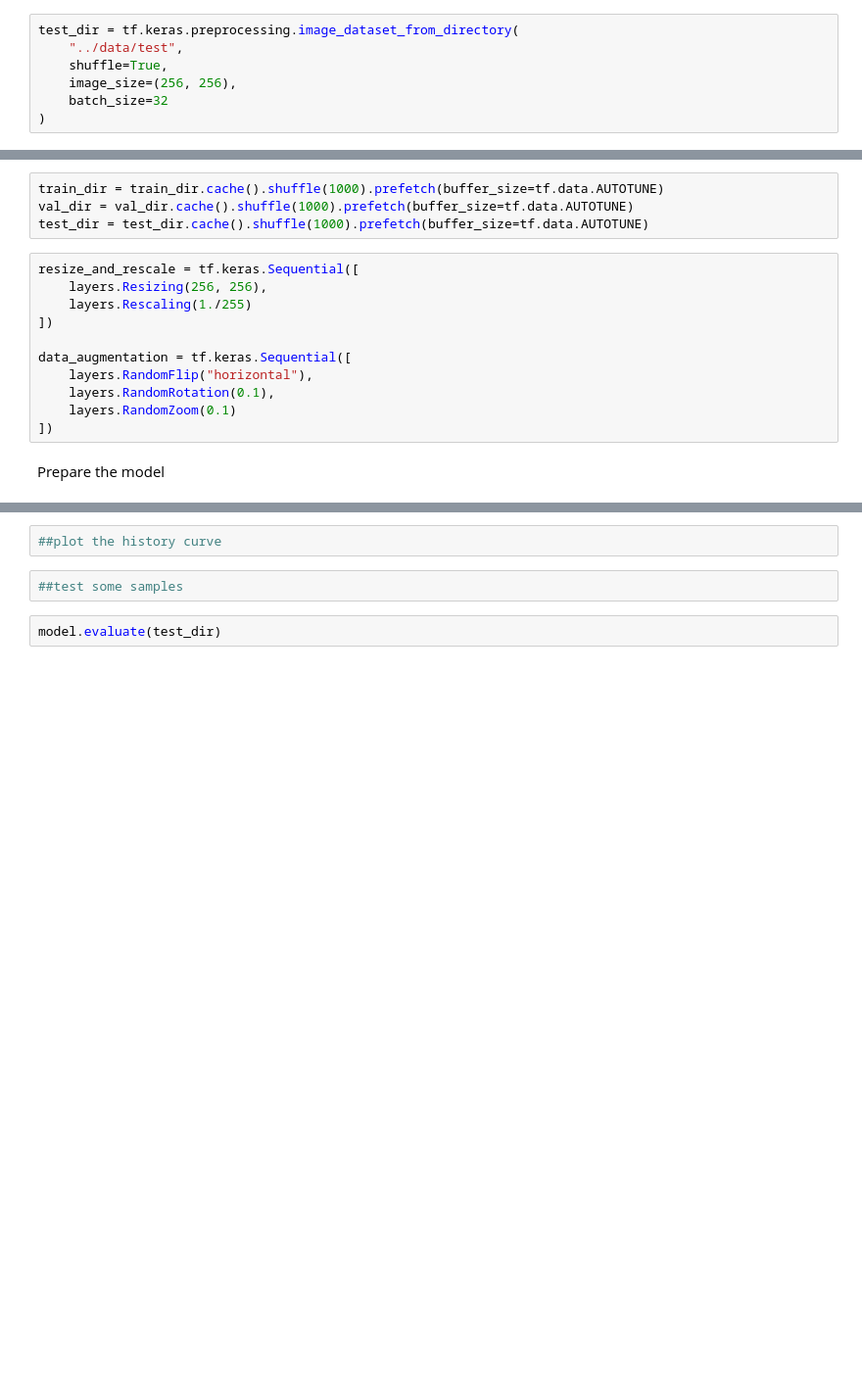
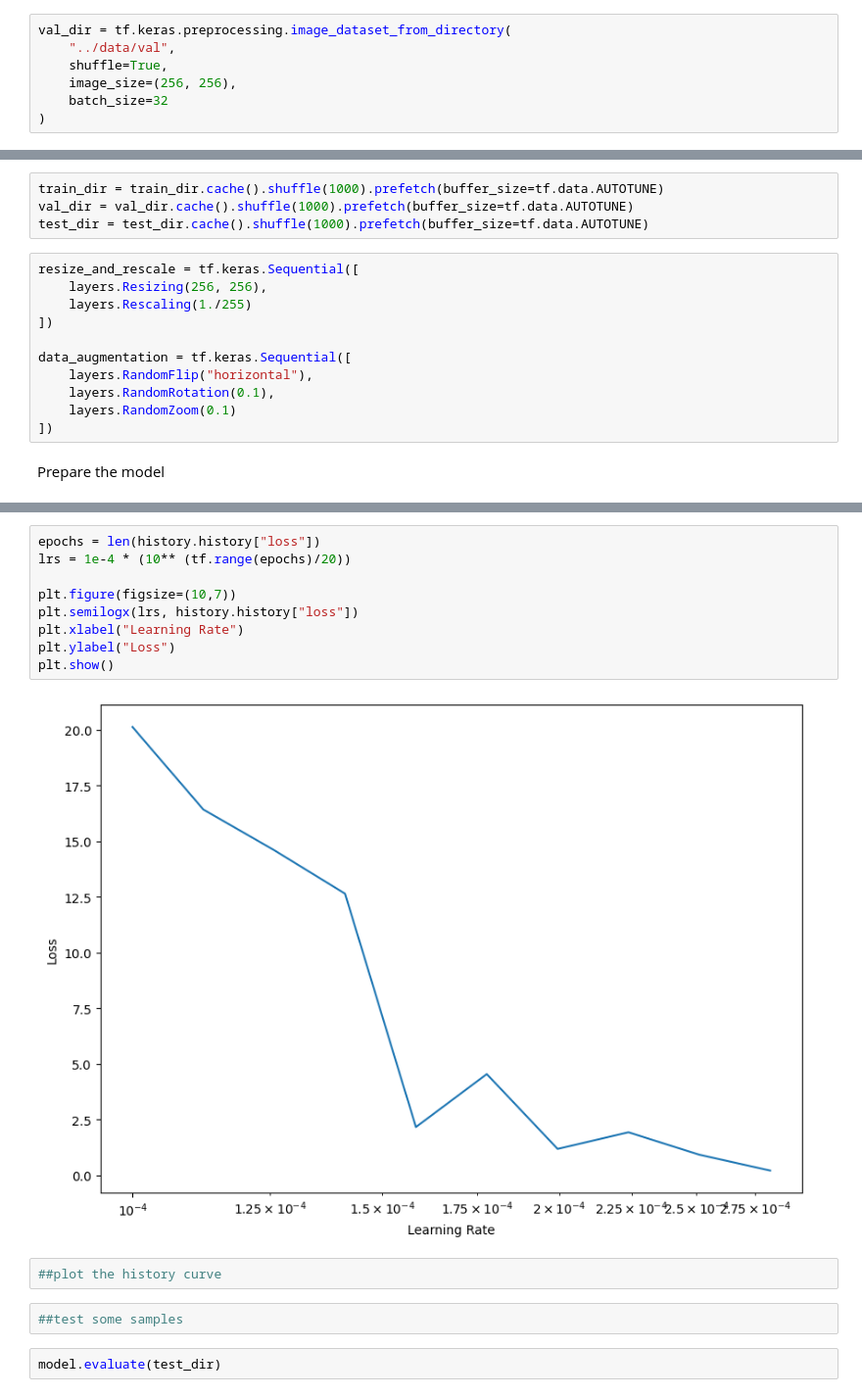
Before and after one commit to Kalpnaa/medical_ai, a Jupyter notebook: notebooks/01_data_exploration.ipynb, the cells around one changed output, grey strips where cells are left out. Shown at 98% size. Saved outputs shown, nothing was run; the diff lists cells and outputs as text; blank space fills up the shorter version.

```diff
--- a/notebooks/01_data_exploration.ipynb
+++ b/notebooks/01_data_exploration.ipynb
@@ -13,8 +52,8 @@ train_dir = tf.keras.preprocessing.image_dataset_from_directory(
 # %% [output]
 Found 5216 files belonging to 2 classes.
 # %%
-test_dir = tf.keras.preprocessing.image_dataset_from_directory(
-    "../data/test",
+val_dir = tf.keras.preprocessing.image_dataset_from_directory(
+    "../data/val",
     shuffle=True,
     image_size=(256, 256),
     batch_size=32
@@ -140,3 +189,14 @@ Model: "sequential_18"
+# %%
+epochs = len(history.history["loss"])
+lrs = 1e-4 * (10** (tf.range(epochs)/20))
+
+plt.figure(figsize=(10,7))
+plt.semilogx(lrs, history.history["loss"])
+plt.xlabel("Learning Rate")
+plt.ylabel("Loss")
+plt.show()
+# %% [output]
+[figure, added]
 # %%
 ##plot the history curve
 # %%
```
Also changed, not shown: parts of 12 cells of this notebook.
